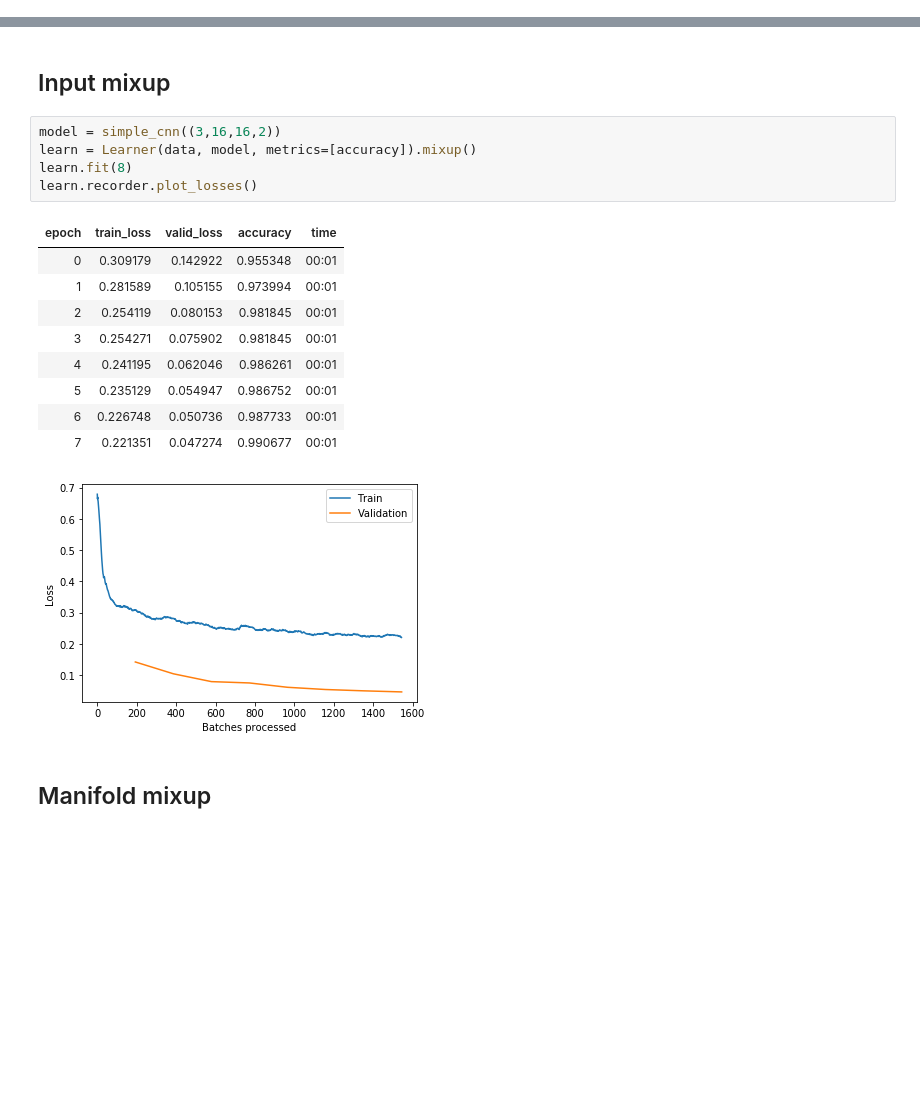
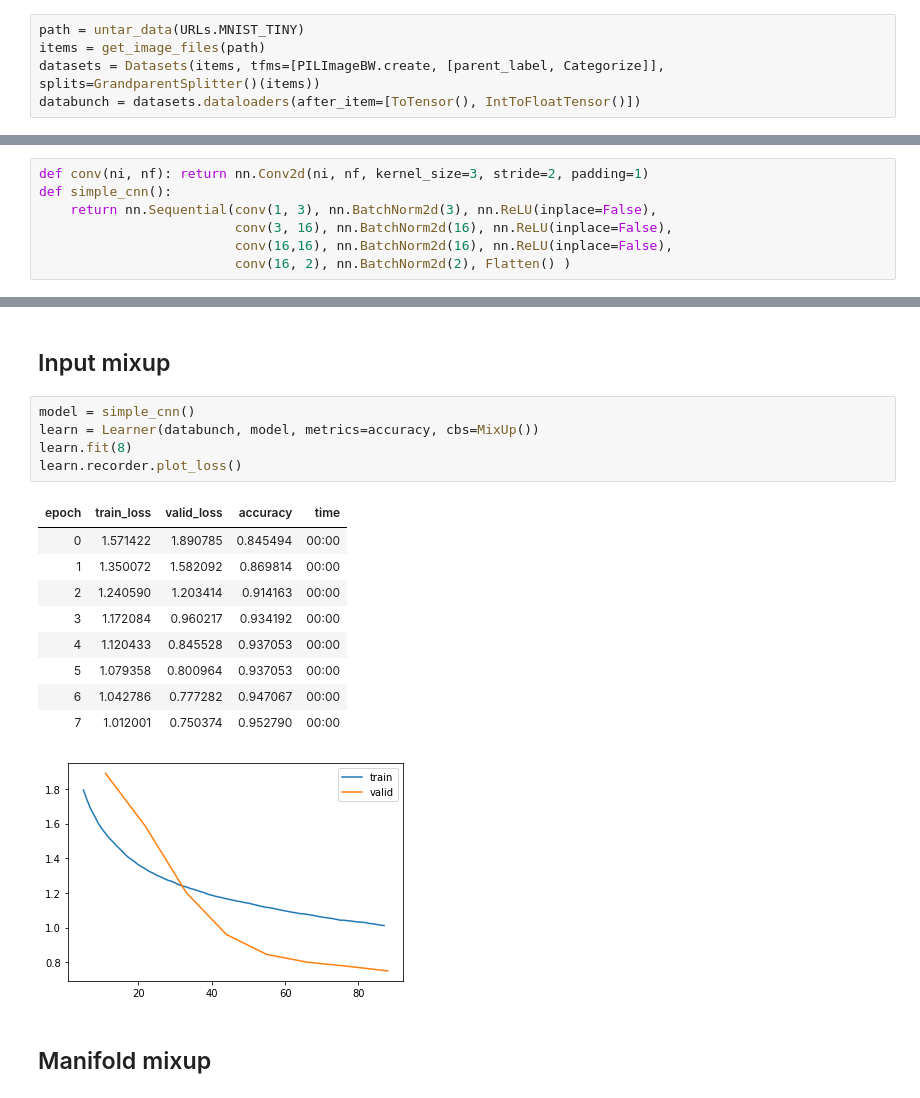
Before and after one commit to nestordemeure/ManifoldMixupV2, a Jupyter notebook: Demo.ipynb, the cells around one changed output, grey strips where cells are left out. Saved outputs shown, nothing was run; the diff lists cells and outputs as text; blank space fills up the shorter version.

```diff
--- a/Demo.ipynb
+++ b/Demo.ipynb
@@ -12,0 +10,5 @@ data = ImageDataBunch.from_folder(path)
+# %%
+path = untar_data(URLs.MNIST_TINY)
+items = get_image_files(path)
+datasets = Datasets(items, tfms=[PILImageBW.create, [parent_label, Categorize]], splits=GrandparentSplitter()(items))
+databunch = datasets.dataloaders(after_item=[ToTensor(), IntToFloatTensor()])
@@ -13,3 +17,10 @@ data = ImageDataBunch.from_folder(path)
+# %%
+def conv(ni, nf): return nn.Conv2d(ni, nf, kernel_size=3, stride=2, padding=1)
+def simple_cnn():
+    return nn.Sequential(conv(1, 3), nn.BatchNorm2d(3), nn.ReLU(inplace=False),
+                         conv(3, 16), nn.BatchNorm2d(16), nn.ReLU(inplace=False),
+                         conv(16,16), nn.BatchNorm2d(16), nn.ReLU(inplace=False),
+                         conv(16, 2), nn.BatchNorm2d(2), Flatten() )
 # %% [markdown]
 ## No mixup
 # %%
@@ -31,21 +42,21 @@ learn.recorder.plot_losses()
 # %% [markdown]
 ## Input mixup
 # %%
-model = simple_cnn((3,16,16,2))
-learn = Learner(data, model, metrics=[accuracy]).mixup()
+model = simple_cnn()
+learn = Learner(databunch, model, metrics=accuracy, cbs=MixUp())
 learn.fit(8)
-learn.recorder.plot_losses()
+learn.recorder.plot_loss()
 # %% [output]
 | epoch | train_loss | valid_loss | accuracy | time |
-| 0 | 0.309179 | 0.142922 | 0.955348 | 00:01 |
-| 1 | 0.281589 | 0.105155 | 0.973994 | 00:01 |
-| 2 | 0.254119 | 0.080153 | 0.981845 | 00:01 |
-| 3 | 0.254271 | 0.075902 | 0.981845 | 00:01 |
-| 4 | 0.241195 | 0.062046 | 0.986261 | 00:01 |
-| 5 | 0.235129 | 0.054947 | 0.986752 | 00:01 |
-| 6 | 0.226748 | 0.050736 | 0.987733 | 00:01 |
-| 7 | 0.221351 | 0.047274 | 0.990677 | 00:01 |
+| 0 | 1.571422 | 1.890785 | 0.845494 | 00:00 |
+| 1 | 1.350072 | 1.582092 | 0.869814 | 00:00 |
+| 2 | 1.240590 | 1.203414 | 0.914163 | 00:00 |
+| 3 | 1.172084 | 0.960217 | 0.934192 | 00:00 |
+| 4 | 1.120433 | 0.845528 | 0.937053 | 00:00 |
+| 5 | 1.079358 | 0.800964 | 0.937053 | 00:00 |
+| 6 | 1.042786 | 0.777282 | 0.947067 | 00:00 |
+| 7 | 1.012001 | 0.750374 | 0.952790 | 00:00 |
-[figure, old version]
+[figure, new version]
 # %% [markdown]
 ## Manifold mixup
 # %%
```
Also changed, not shown: parts of 7 cells of this notebook.
